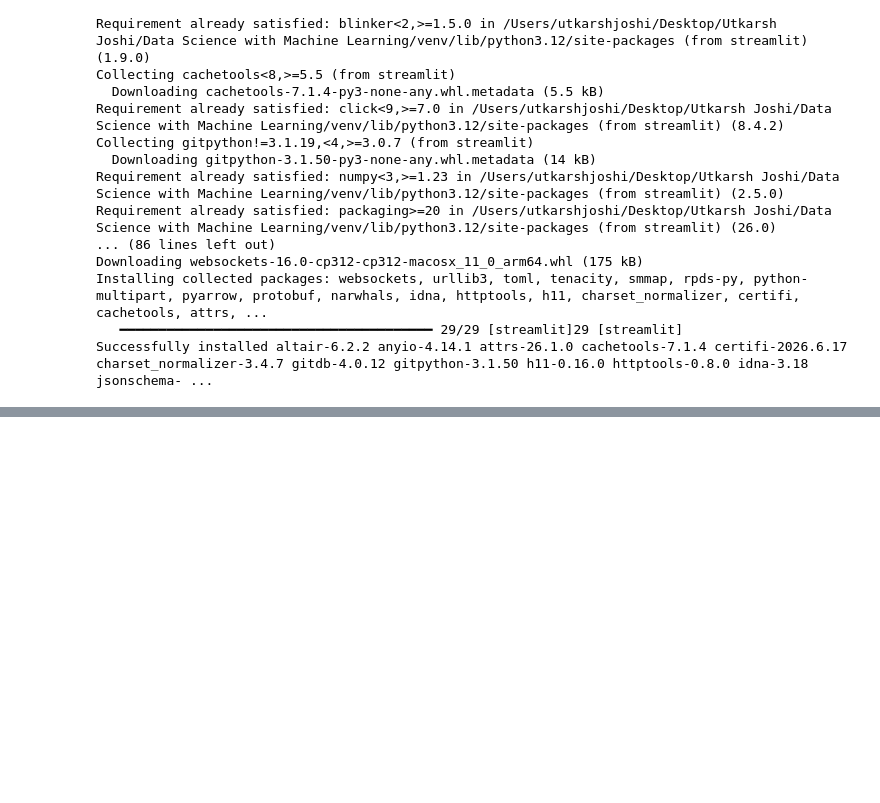
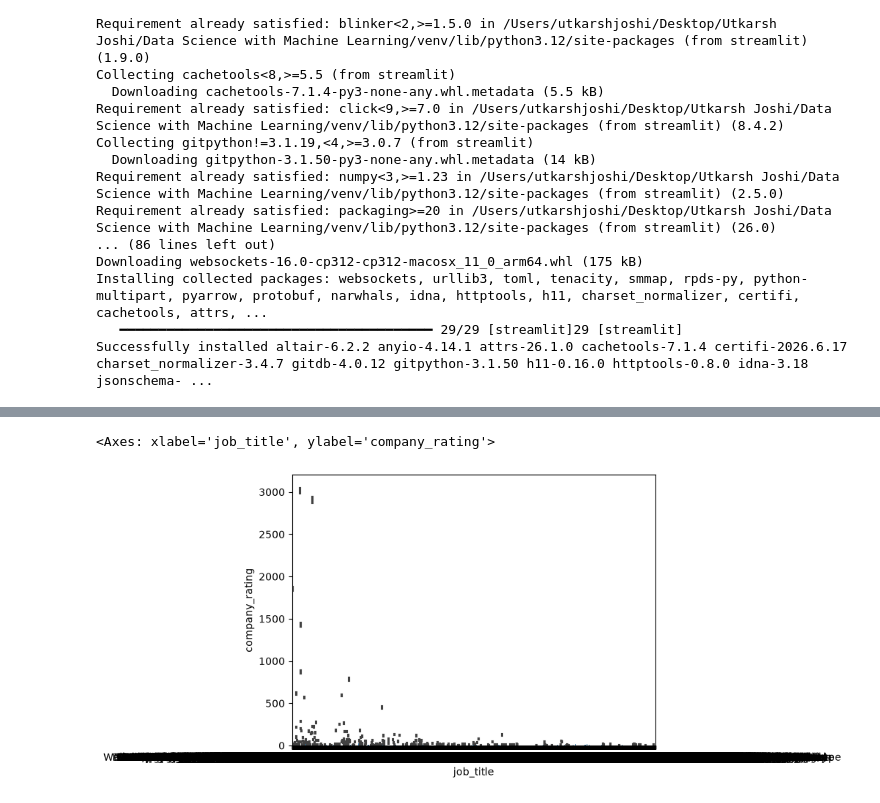
Before and after one commit to utkarshjoshi24/Machine-Learning-, a Jupyter notebook: Streamlit/test.ipynb, the cells around one changed output, grey strips where cells are left out. Drawn from its saved outputs; the diff is of its cells as text; code cells hidden in the pictures; blank space fills up the shorter version.

Commit message:
Used widgets of streamlit and also integrated matplotlib.seaborn and pandas to read a csv file display it and create a bar chart

```diff
--- a/Streamlit/test.ipynb
+++ b/Streamlit/test.ipynb
@@ -18,3 +18,8 @@ Downloading websockets-16.0-cp312-cp312-macosx_11_0_arm64.whl (175 kB)
 Installing collected packages: websockets, urllib3, toml, tenacity, smmap, rpds-py, python-multipart, pyarrow, protobuf, narwhals, idna, httptools, h11, charset_normalizer, certifi, cachetools, attrs, ...
    ━━━━━━━━━━━━━━━━━━━━━━━━━━━━━━━━━━━━━━━━ 29/29 [streamlit]29 [streamlit]
 Successfully installed altair-6.2.2 anyio-4.14.1 attrs-26.1.0 cachetools-7.1.4 certifi-2026.6.17 charset_normalizer-3.4.7 gitdb-4.0.12 gitpython-3.1.50 h11-0.16.0 httptools-0.8.0 idna-3.18 jsonschema- ...
+# %%
+import pandas as pd
+
+df = pd.read_csv("indian_tech_jobs_2026.csv")
+df.head(5)
@@ -20,0 +34,6 @@ Successfully installed altair-6.2.2 anyio-4.14.1 attrs-26.1.0 cachetools-7.1.4 c
+# %%
+import seaborn as sns
+sns.barplot(x="job_title", y="company_rating", data=df, estimator=sum)
+# %% [output]
+<Axes: xlabel='job_title', ylabel='company_rating'>
+[figure, added]
```
Also changed, not shown: parts of 7 cells of this notebook, 2 other files.
